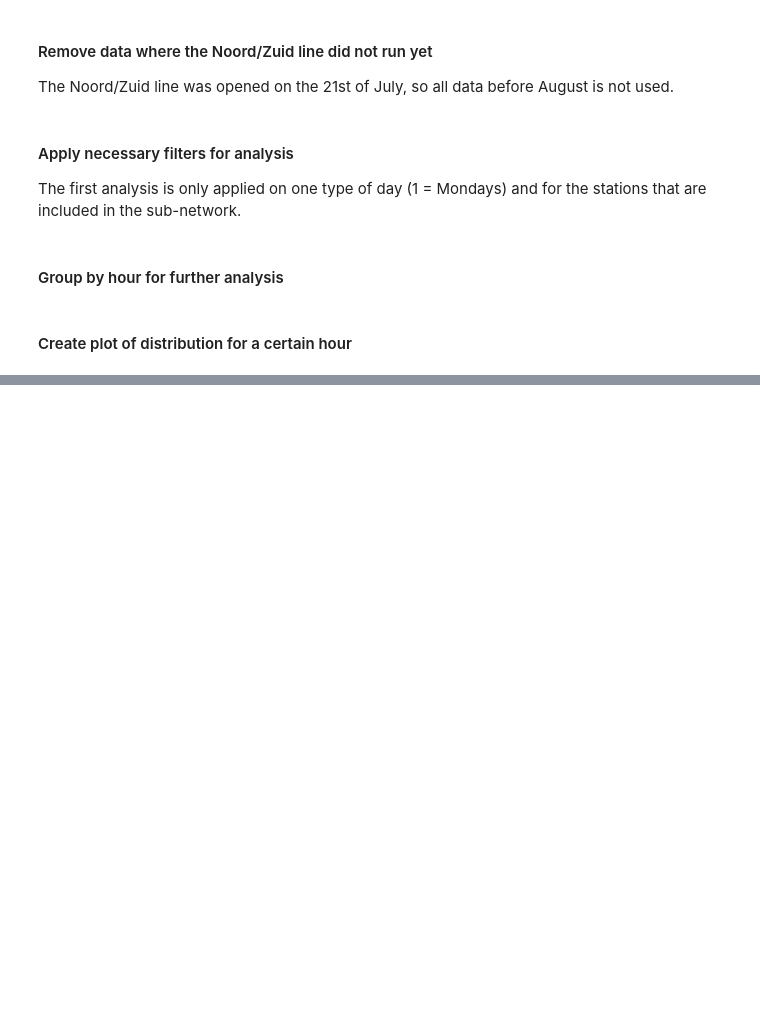
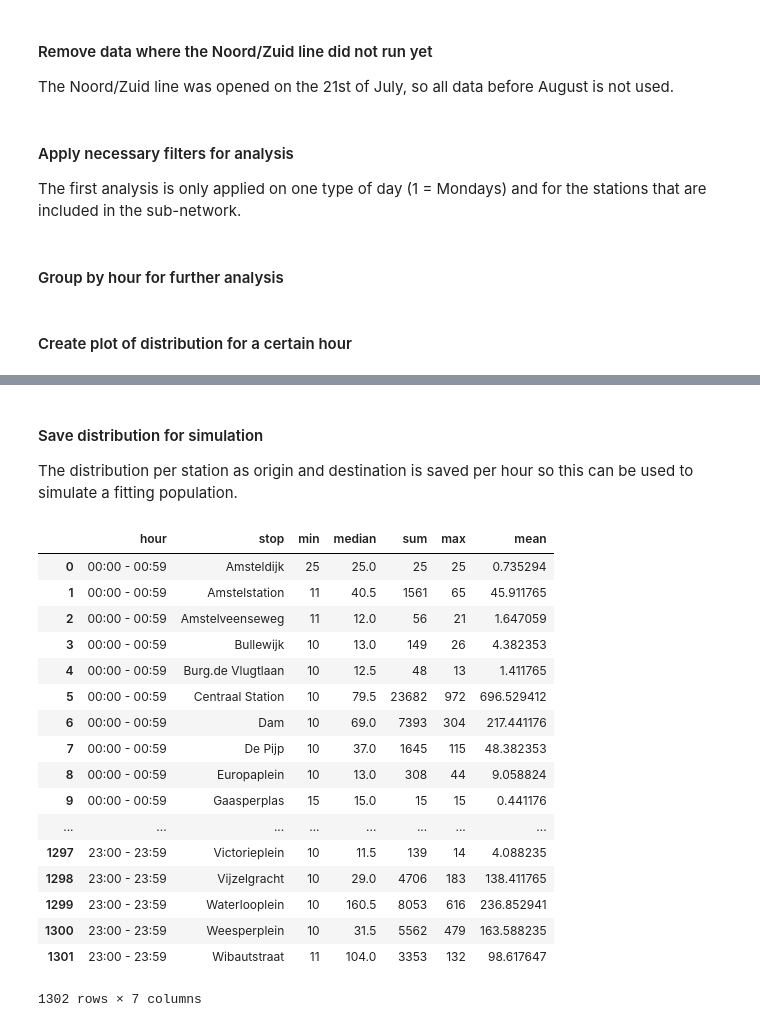
Before and after one commit to SophieEnsing/Thesis, a Jupyter notebook: Code/Analysis - full dataset.ipynb, the cells around one changed output, grey strips where cells are left out. Drawn from its saved outputs; the diff is of its cells as text; code cells hidden in the pictures; blank space fills up the shorter version.

```diff
--- a/Code/Analysis - full dataset.ipynb
+++ b/Code/Analysis - full dataset.ipynb
@@ -68,0 +87,24 @@ KeyError: "['mean'] not in index"
+# %% [markdown]
+#### Save distribution for simulation
+The distribution per station as origin and destination is saved per hour so this can be used to simulate a fitting population.
+# %%
+origingrouped
+# %% [output]
+|  | hour | stop | min | median | sum | max | mean |
+| 0 | 00:00 - 00:59 | Amsteldijk | 25 | 25.0 | 25 | 25 | 0.735294 |
+| 1 | 00:00 - 00:59 | Amstelstation | 11 | 40.5 | 1561 | 65 | 45.911765 |
+| 2 | 00:00 - 00:59 | Amstelveenseweg | 11 | 12.0 | 56 | 21 | 1.647059 |
+| 3 | 00:00 - 00:59 | Bullewijk | 10 | 13.0 | 149 | 26 | 4.382353 |
+| 4 | 00:00 - 00:59 | Burg.de Vlugtlaan | 10 | 12.5 | 48 | 13 | 1.411765 |
+| 5 | 00:00 - 00:59 | Centraal Station | 10 | 79.5 | 23682 | 972 | 696.529412 |
+| 6 | 00:00 - 00:59 | Dam | 10 | 69.0 | 7393 | 304 | 217.441176 |
+| 7 | 00:00 - 00:59 | De Pijp | 10 | 37.0 | 1645 | 115 | 48.382353 |
+| 8 | 00:00 - 00:59 | Europaplein | 10 | 13.0 | 308 | 44 | 9.058824 |
+| 9 | 00:00 - 00:59 | Gaasperplas | 15 | 15.0 | 15 | 15 | 0.441176 |
+| ... | ... | ... | ... | ... | ... | ... | ... |
+| 1297 | 23:00 - 23:59 | Victorieplein | 10 | 11.5 | 139 | 14 | 4.088235 |
+| 1298 | 23:00 - 23:59 | Vijzelgracht | 10 | 29.0 | 4706 | 183 | 138.411765 |
+| 1299 | 23:00 - 23:59 | Waterlooplein | 10 | 160.5 | 8053 | 616 | 236.852941 |
+| 1300 | 23:00 - 23:59 | Weesperplein | 10 | 31.5 | 5562 | 479 | 163.588235 |
+| 1301 | 23:00 - 23:59 | Wibautstraat | 11 | 104.0 | 3353 | 132 | 98.617647 |
+1302 rows × 7 columns
```
Also changed, not shown: parts of 6 cells of this notebook, 3 other files.
